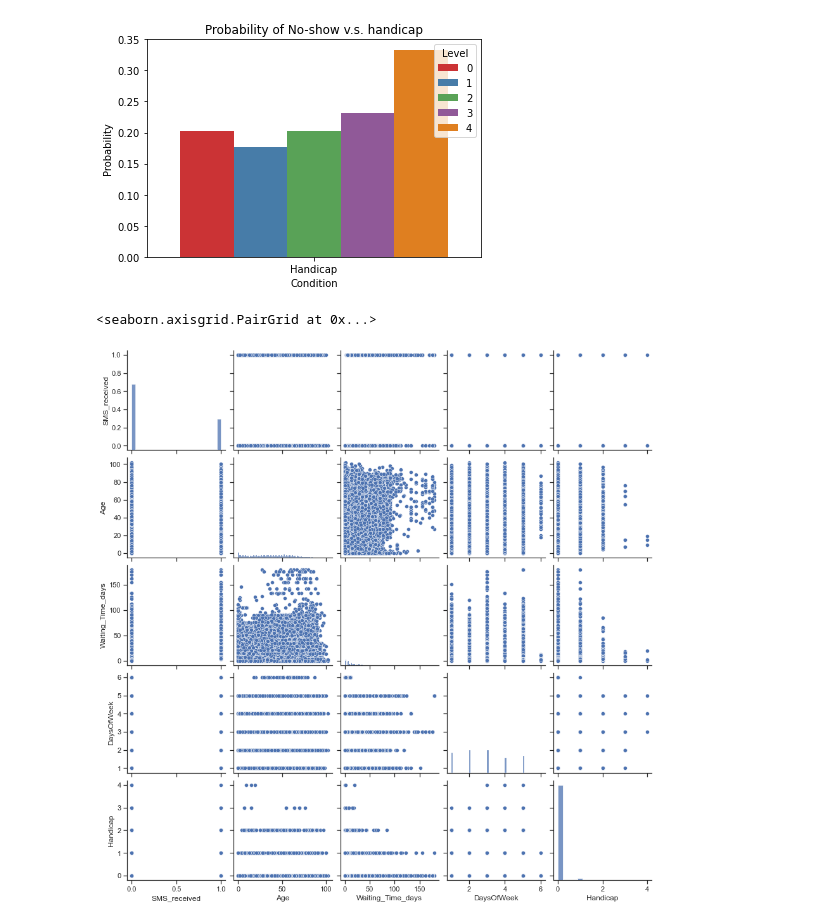
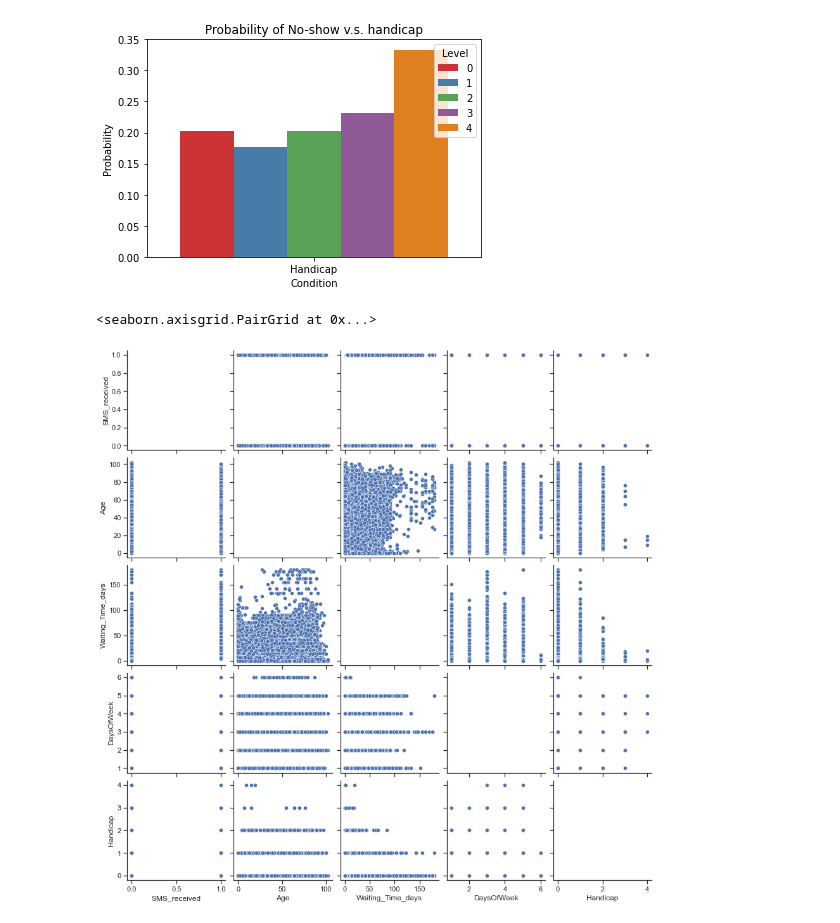
Before and after one commit to zoeyyzh/springboard, a Jupyter notebook: capstone2_noshow.ipynb, the cells around one changed output. Cells and saved outputs as stored; diff of their text form; code cells hidden in the pictures.

```diff
--- a/capstone2_noshow.ipynb
+++ b/capstone2_noshow.ipynb
@@ -288,8 +288,8 @@ med_appt.DaysOfWeek.replace(('Monday', 'Tuesday', 'Wednesday', 'Thursday', 'Frid
 # %%
 import seaborn as sns
 sns.set_theme(style="ticks")
 a = med_appt[['Gender','SMS_received','Age','Waiting_Time_days','DaysOfWeek','Neighbourhood','Handicap']]
-sns.pairplot(a, kind='scatter', diag_kind='hist')
+sns.pairplot(a, kind='scatter', diag_kind='box')
 # %% [output]
 <seaborn.axisgrid.PairGrid at 0x...>
-[figure, old version]
+[figure, new version]
```
Also changed, not shown: parts of 7 cells of this notebook, 1 other file.
